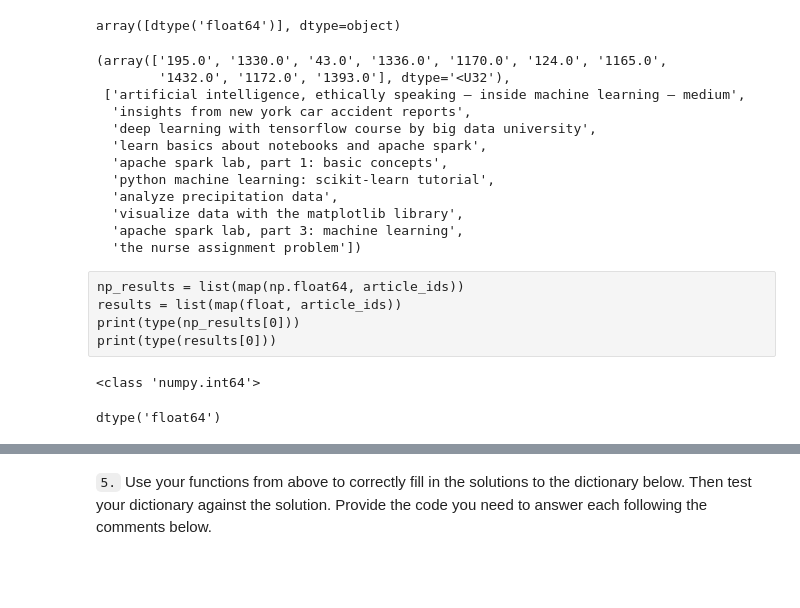
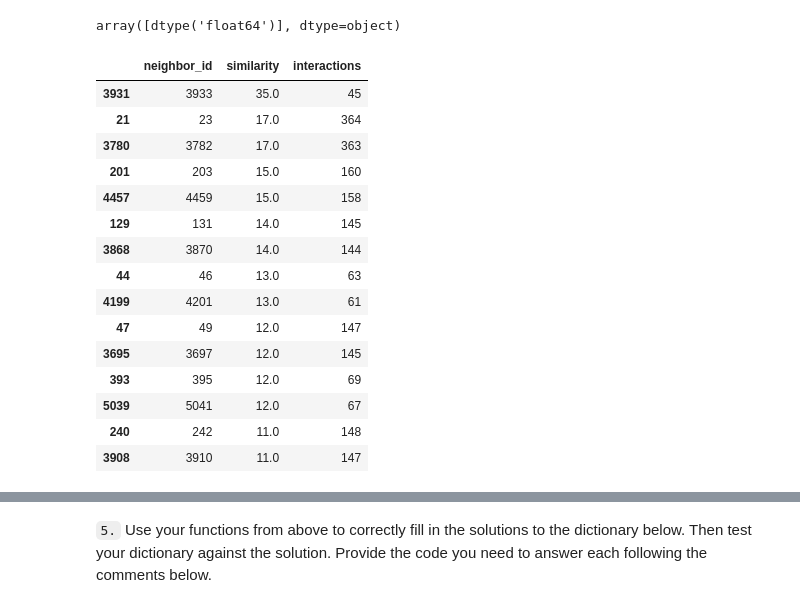
Before and after one commit to ags911/udacity-questions, a Jupyter notebook: Recommendations_with_IBM (1).ipynb, the cells around one changed output, grey strips where cells are left out. Saved outputs shown, nothing was run; the diff lists cells and outputs as text; code cells hidden in the pictures; blank space fills up the shorter version.

```diff
--- a/Recommendations_with_IBM (1).ipynb
+++ b/Recommendations_with_IBM (1).ipynb
@@ -801,31 +893,22 @@ def user_user_recs_part2(user_id, m=10):
 
     rec_names = get_article_names(recs)[:m]
     return recs, rec_names
-# %%
-user_user_recs_part2(131, m=10)
-# %% [output]
-(array(['195.0', '1330.0', '43.0', '1336.0', '1170.0', '124.0', '1165.0',
-        '1432.0', '1172.0', '1393.0'], dtype='<U32'),
- ['artificial intelligence, ethically speaking – inside machine learning – medium',
-  'insights from new york car accident reports',
-  'deep learning with tensorflow course by big data university',
-  'learn basics about notebooks and apache spark',
-  'apache spark lab, part 1: basic concepts',
-  'python machine learning: scikit-learn tutorial',
-  'analyze precipitation data',
-  'visualize data with the matplotlib library',
-  'apache spark lab, part 3: machine learning',
-  'the nurse assignment problem'])
-# %% [raw]
-np_results = list(map(np.float64, article_ids))
-results = list(map(float, article_ids))
-print(type(np_results[0]))
-print(type(results[0]))
-# %%
-print(type(user_item['title'].index[0]))
-# %% [output]
-<class 'numpy.int64'>
-# %%
-user_item['title'][15].dtypes
-# %% [output]
-dtype('float64')
+# %%
+get_top_sorted_users(1).iloc[0:15]
+# %% [output]
+|  | neighbor_id | similarity | interactions |
+| 3931 | 3933 | 35.0 | 45 |
+| 21 | 23 | 17.0 | 364 |
+| 3780 | 3782 | 17.0 | 363 |
+| 201 | 203 | 15.0 | 160 |
+| 4457 | 4459 | 15.0 | 158 |
+| 129 | 131 | 14.0 | 145 |
+| 3868 | 3870 | 14.0 | 144 |
+| 44 | 46 | 13.0 | 63 |
+| 4199 | 4201 | 13.0 | 61 |
+| 47 | 49 | 12.0 | 147 |
+| 3695 | 3697 | 12.0 | 145 |
+| 393 | 395 | 12.0 | 69 |
+| 5039 | 5041 | 12.0 | 67 |
+| 240 | 242 | 11.0 | 148 |
+| 3908 | 3910 | 11.0 | 147 |
```
Also changed, not shown: parts of 91 cells of this notebook.
